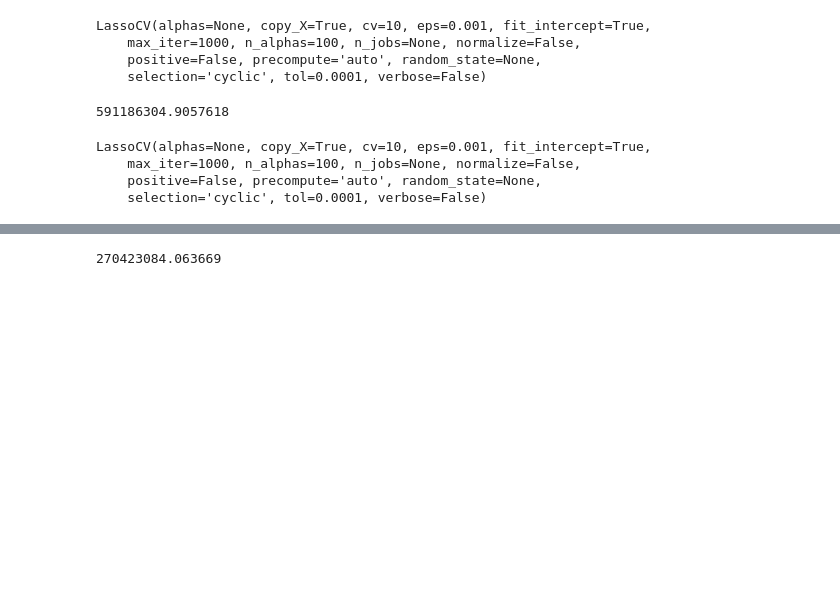
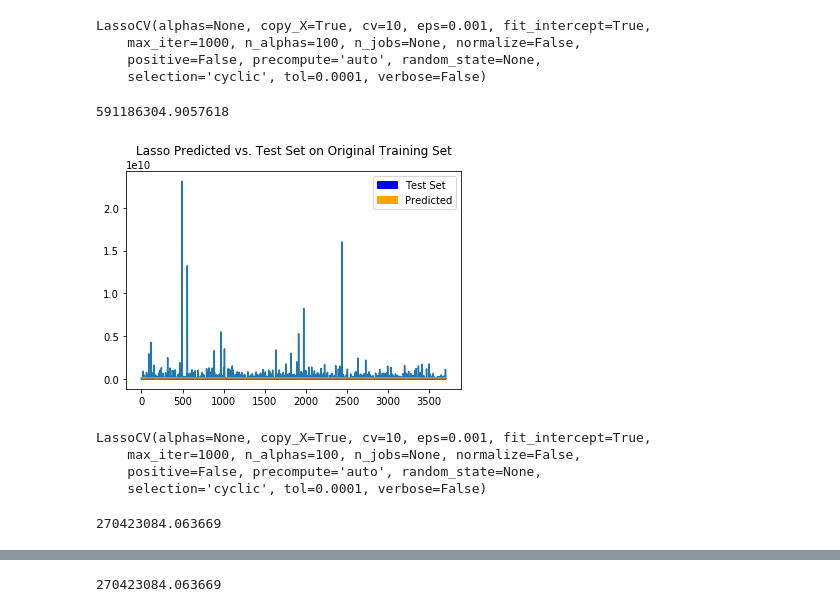
Before and after one commit to aparamshetti/StatsProject, a Jupyter notebook: code/Final Project Lasso.ipynb, the cells around one changed output, grey strips where cells are left out. Drawn from its saved outputs; the diff is of its cells as text; code cells hidden in the pictures; blank space fills up the shorter version.

```diff
--- a/code/Final Project Lasso.ipynb
+++ b/code/Final Project Lasso.ipynb
@@ -32,4 +34,35 @@ x_original=df.drop('totals.transactionRevenue',axis=1)
 # %%
 #Split original data into test and training
 x_train_orig, x_test_orig , y_train_orig, y_test_orig = train_test_split(x_original, y_original, test_size=0.2, random_state=1)
+# %%
+#Fit Lasso Model
+lasso_orig=LassoCV(cv=10)
+lasso_orig.fit(x_train_orig,y_train_orig)
+# %% [output]
+LassoCV(alphas=None, copy_X=True, cv=10, eps=0.001, fit_intercept=True,
+    max_iter=1000, n_alphas=100, n_jobs=None, normalize=False,
+    positive=False, precompute='auto', random_state=None,
+    selection='cyclic', tol=0.0001, verbose=False)
+# %%
+#Calculate test MSE
+mse=mean_squared_error(y_test_orig, lasso_orig.predict(x_test_orig))
+rmse=math.sqrt(mse)
+rmse
+# %% [output]
+591186304.9057618
+# %%
+#Plot data
+y_pred_orig=lasso_orig.predict(x_test_orig)
+plt.plot(range(0,len(x_test_orig)),y_test_orig)
+plt.plot(range(0,len(y_test_orig)),y_pred_orig)
+import pylab
+import matplotlib.patches as mpatches
+
+blue_patch = mpatches.Patch(color='blue', label='Test Set')
+orange_patch=mpatches.Patch(color='orange',label='Predicted')
+plt.legend(handles=[blue_patch,orange_patch])
+title=plt.title("Lasso Predicted vs. Test Set on Original Training Set")
+title.set_position([.5, 1.05])
+# %% [output]
+[figure, added]
 # %%
@@ -53,14 +85,16 @@ lasso_orig=LassoCV(cv=10)
-# %%
-lasso_orig.fit(x_train_orig,y_train_orig)
-# %% [output]
-LassoCV(alphas=None, copy_X=True, cv=10, eps=0.001, fit_intercept=True,
-    max_iter=1000, n_alphas=100, n_jobs=None, normalize=False,
-    positive=False, precompute='auto', random_state=None,
-    selection='cyclic', tol=0.0001, verbose=False)
+# %%
+#Fit a lasso Model to PCA set
+lasso_PCA=LassoCV(cv=10)
+lasso_PCA.fit(x_train2,y_train2)
+# %% [output]
+LassoCV(alphas=None, copy_X=True, cv=10, eps=0.001, fit_intercept=True,
+    max_iter=1000, n_alphas=100, n_jobs=None, normalize=False,
+    positive=False, precompute='auto', random_state=None,
+    selection='cyclic', tol=0.0001, verbose=False)
 # %%
-#Testing Error
-mse=mean_squared_error(y_test_orig, lasso_orig.predict(x_test_orig))
+#Testing Error for PCA Dataset
+mse=mean_squared_error(y_test2, lasso_PCA.predict(x_test2))
 rmse=math.sqrt(mse)
 rmse
 # %% [output]
-591186304.9057618
+270423084.063669
@@ -69,7 +100,0 @@ lasso_PCA=LassoCV(cv=10)
-# %%
-lasso_PCA.fit(x_train2,y_train2)
-# %% [output]
-LassoCV(alphas=None, copy_X=True, cv=10, eps=0.001, fit_intercept=True,
-    max_iter=1000, n_alphas=100, n_jobs=None, normalize=False,
-    positive=False, precompute='auto', random_state=None,
-    selection='cyclic', tol=0.0001, verbose=False)
```
Also changed, not shown: parts of 19 cells of this notebook.
